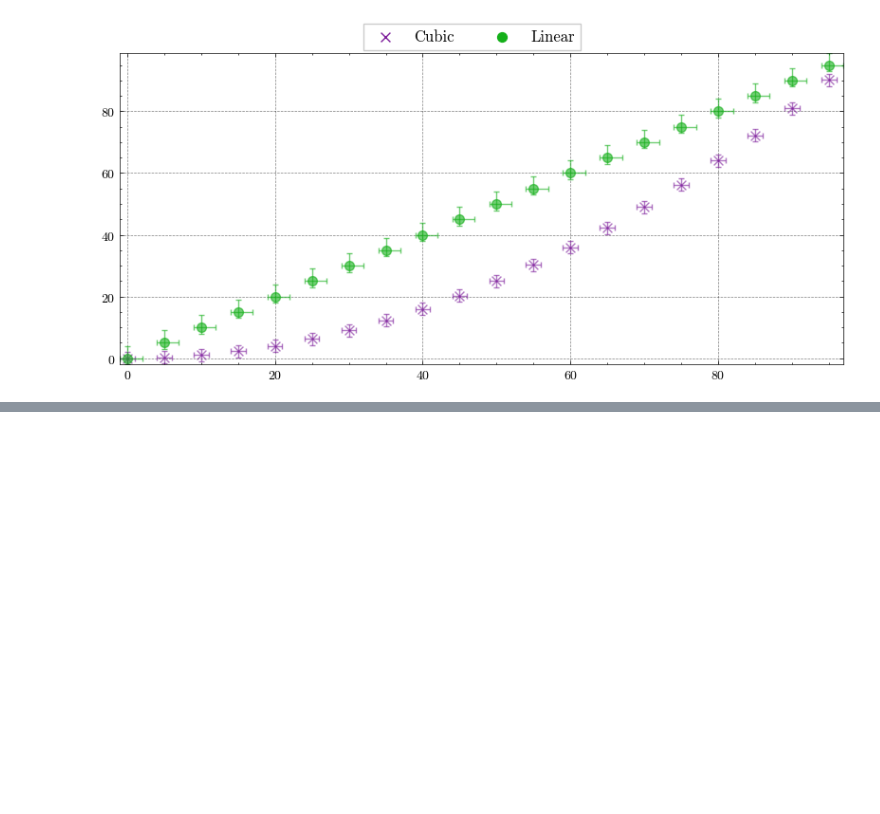
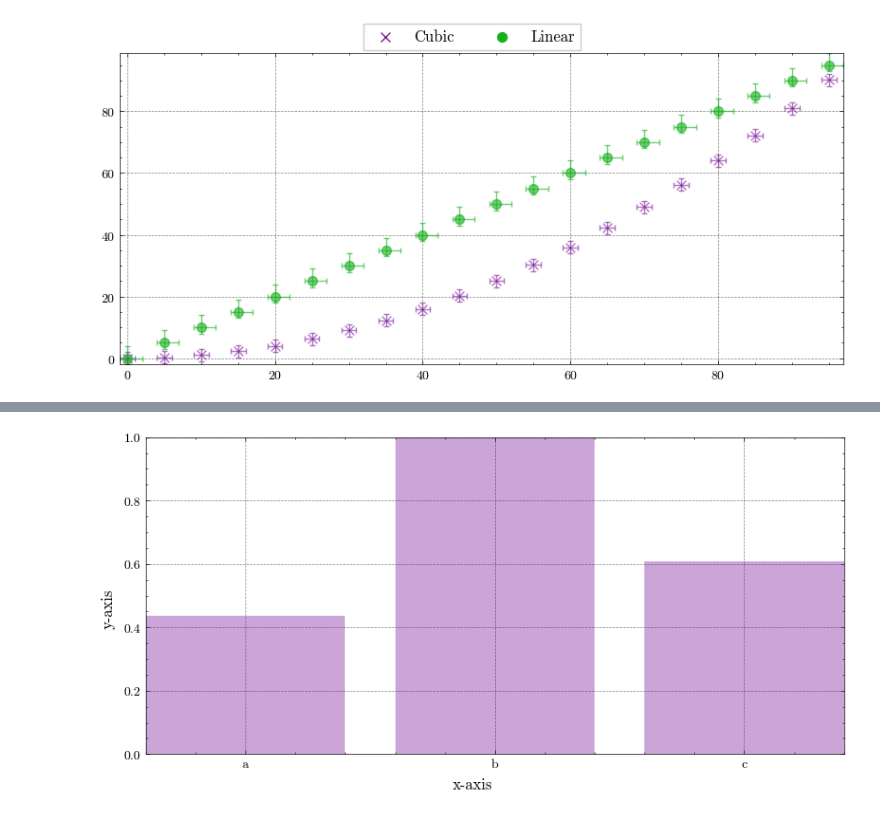
Before and after one commit to EthanTreg/Science-Plots, a Jupyter notebook: jupyter/plot_tests.ipynb, the cells around one changed output, grey strips where cells are left out. Saved outputs shown, nothing was run; the diff lists cells and outputs as text; code cells hidden in the pictures; blank space fills up the shorter version.

```diff
--- a/jupyter/plot_tests.ipynb
+++ b/jupyter/plot_tests.ipynb
@@ -174,0 +181,13 @@ plot = plots.PlotPlots(
+# %%
+data = np.random.choice(['a', 'b', 'c'], p=[0.2, 0.5, 0.3], size=1000)
+
+plot = plots.PlotDistribution(
+    data,
+    norm=True,
+    y_axes=True,
+    x_labels='x-axis',
+    y_labels='y-axis',
+    fig_size=(8, 4),
+)
+# %% [output]
+[figure, added]
```
Also changed, not shown: parts of 8 cells of this notebook, 4 other files.
